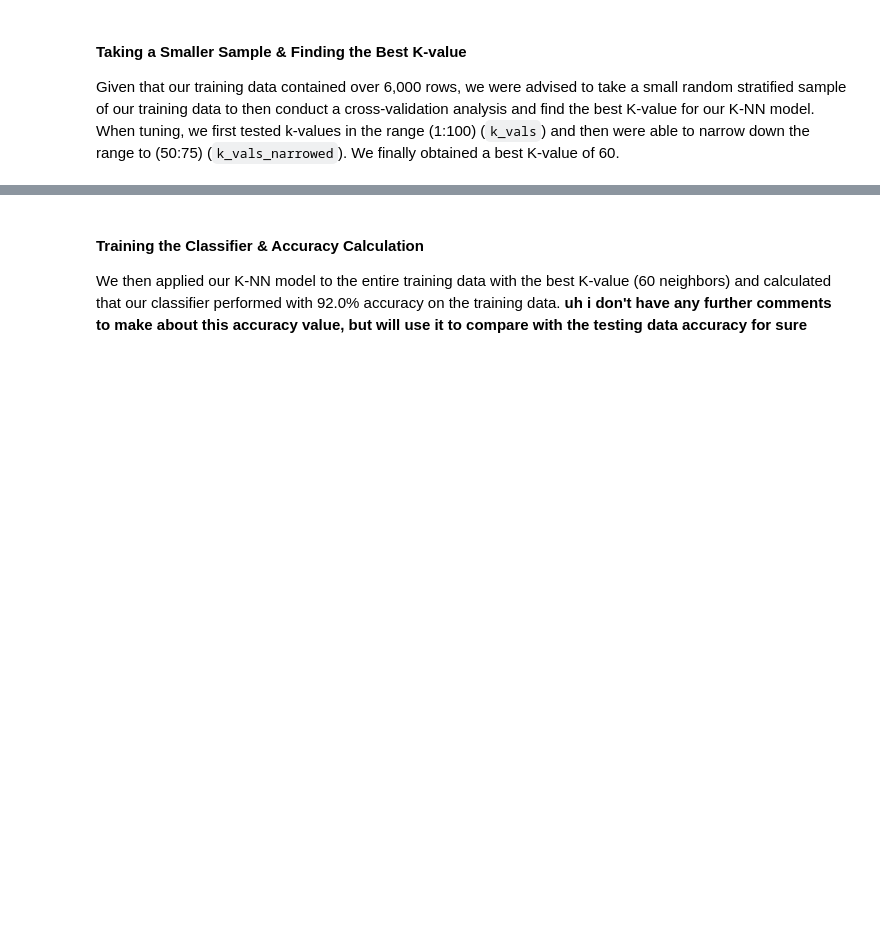
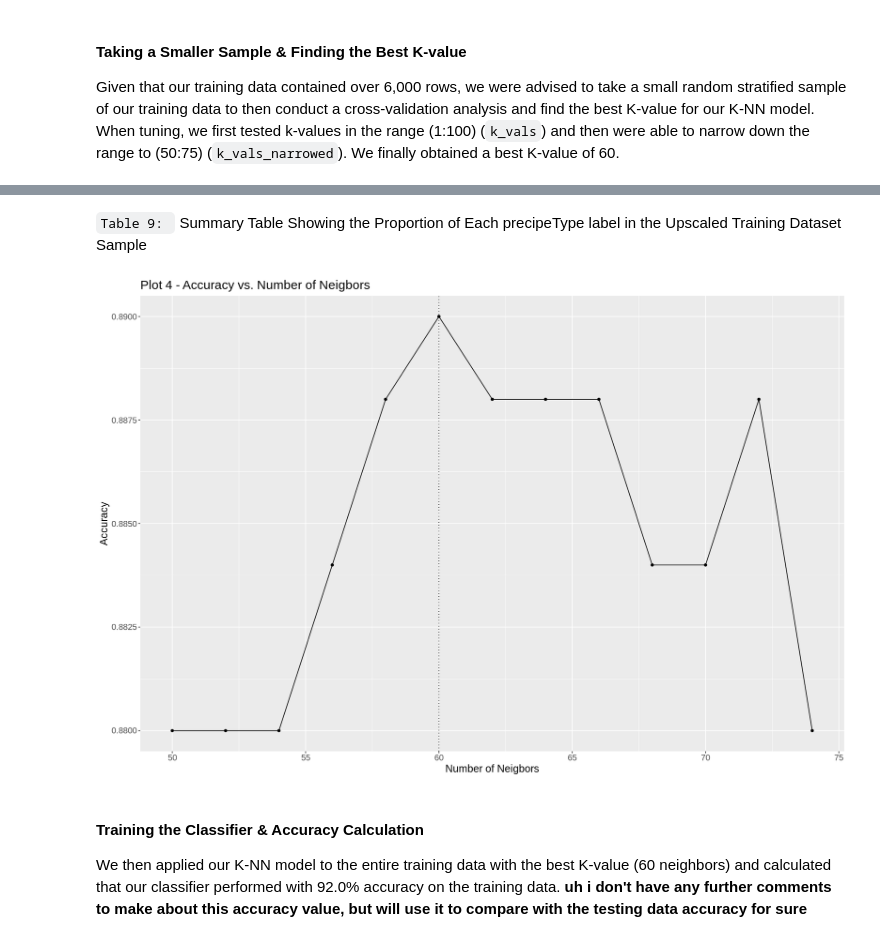
Before and after one commit to codingonapotato/dsci100_group_project_S2022, a Jupyter notebook: Final Project Report.ipynb, the cells around one changed output, grey strips where cells are left out. Saved outputs shown, nothing was run; the diff lists cells and outputs as text; code cells hidden in the pictures; blank space fills up the shorter version.

```diff
--- a/Final Project Report.ipynb
+++ b/Final Project Report.ipynb
@@ -293,3 +323,18 @@ A grouped_df: 2 × 3
+# %% [markdown]
+`Table 9: ` Summary Table Showing the Proportion of Each precipeType label in the Upscaled Training Dataset Sample
+# %%
+options(repr.plot.width = 15, repr.plot.height = 10)
+number_of_neighbors_plot <- ggplot(number_of_neighbors_stats, aes(x = neighbors, y = mean)) +
+    geom_point() +
+    geom_line() +
+    geom_vline(xintercept = 60, linetype = "dotted") +
+    labs(x = "Number of Neigbors", y = "Accuracy",
+        title = "Plot 4 - Accuracy vs. Number of Neigbors") +
+    theme(text = element_text(size = 15))
+
+number_of_neighbors_plot
+# %% [output]
+[figure, added]
 # %% [markdown]
 #### Training the Classifier & Accuracy Calculation
 
```
Also changed, not shown: parts of 30 cells of this notebook.
